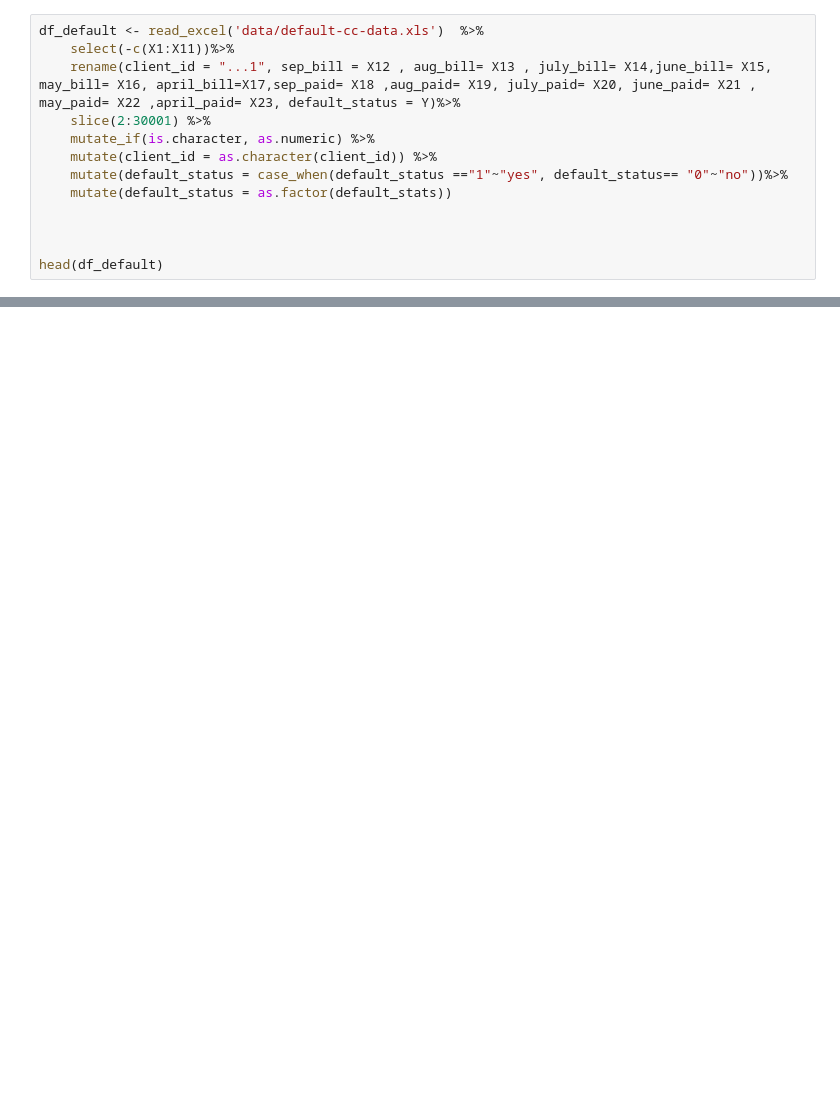
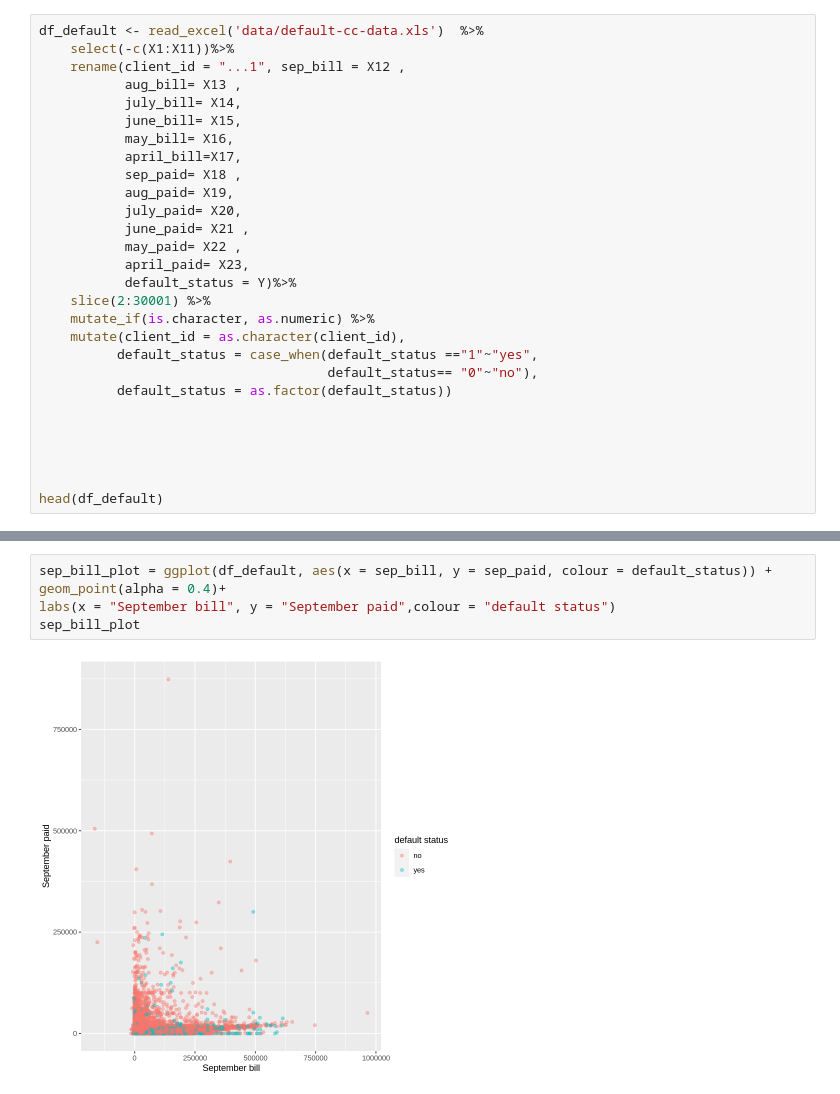
Before and after one commit to jorosafi/dsci-group-project, a Jupyter notebook: default-prediction.ipynb, the cells around one changed output, grey strips where cells are left out. Drawn from its saved outputs; the diff is of its cells as text; blank space fills up the shorter version.

Commit message:
started visualization

```diff
--- a/default-prediction.ipynb
+++ b/default-prediction.ipynb
@@ -7,12 +25,27 @@ set.seed(9999)
 # %%
 df_default <- read_excel('data/default-cc-data.xls')  %>%
     select(-c(X1:X11))%>%
-    rename(client_id = "...1", sep_bill = X12 , aug_bill= X13 , july_bill= X14,june_bill= X15, may_bill= X16, april_bill=X17,sep_paid= X18 ,aug_paid= X19, july_paid= X20, june_paid= X21 , may_paid= X22 ,april_paid= X23, default_status = Y)%>%
+    rename(client_id = "...1", sep_bill = X12 ,
+           aug_bill= X13 ,
+           july_bill= X14,
+           june_bill= X15,
+           may_bill= X16,
+           april_bill=X17,
+           sep_paid= X18 ,
+           aug_paid= X19,
+           july_paid= X20,
+           june_paid= X21 ,
+           may_paid= X22 ,
+           april_paid= X23,
+           default_status = Y)%>%
     slice(2:30001) %>%
     mutate_if(is.character, as.numeric) %>%
-    mutate(client_id = as.character(client_id)) %>%
-    mutate(default_status = case_when(default_status =="1"~"yes", default_status== "0"~"no"))%>%
-    mutate(default_status = as.factor(default_stats))
+    mutate(client_id = as.character(client_id),
+          default_status = case_when(default_status =="1"~"yes",
+                                     default_status== "0"~"no"),
+          default_status = as.factor(default_status))
+
+
 
 
 
@@ -25,0 +65,7 @@ ERROR: Error: Problem with `mutate()` input `default_status`.
+# %%
+sep_bill_plot = ggplot(df_default, aes(x = sep_bill, y = sep_paid, colour = default_status)) +
+geom_point(alpha = 0.4)+
+labs(x = "September bill", y = "September paid",colour = "default status")
+sep_bill_plot
+# %% [output]
+[figure, added]
```
Also changed, not shown: parts of 2 cells of this notebook.
